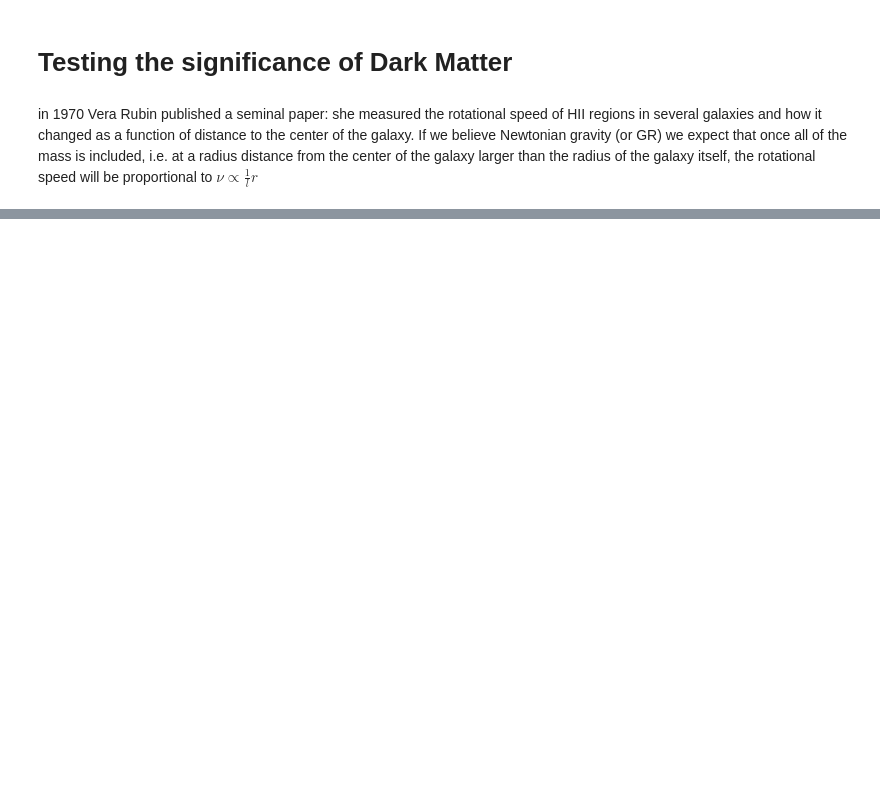
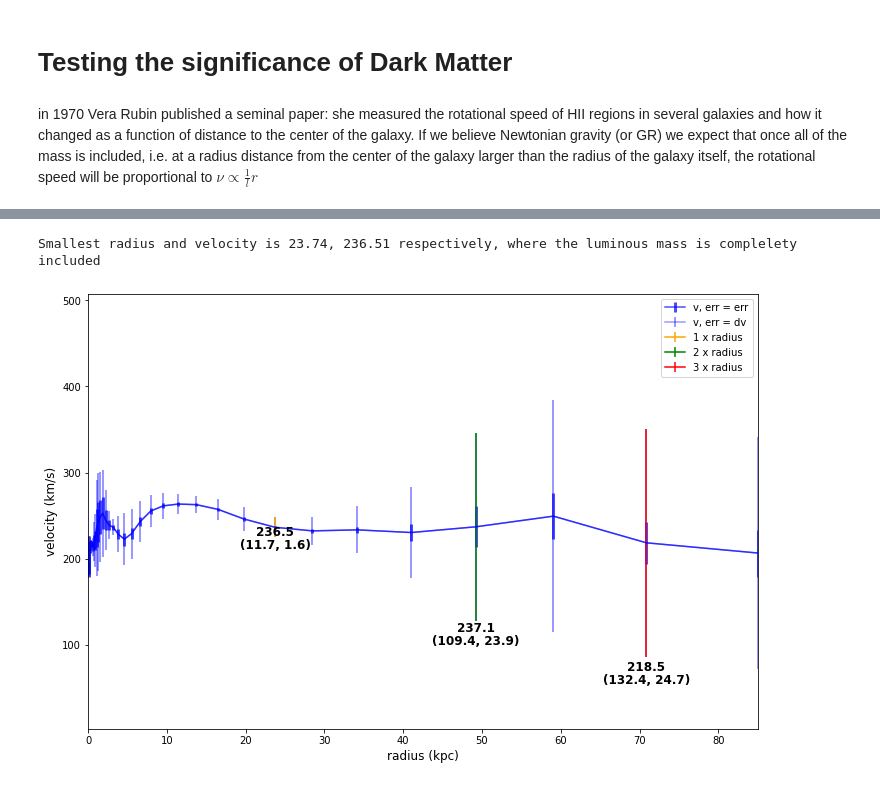
Before and after one commit to skumarudel/DSPS_SKumar, a Jupyter notebook: HW4/GalRotation.ipynb, the cells around one changed output, grey strips where cells are left out. Cells and saved outputs as stored; diff of their text form; code cells hidden in the pictures; blank space fills up the shorter version.

```diff
--- a/HW4/GalRotation.ipynb
+++ b/HW4/GalRotation.ipynb
@@ -15,0 +81,3 @@ in 1970 Vera Rubin published a seminal paper: she measured the rotational speed
+# %%
+m31 = pd.read_csv('https://raw.githubusercontent.com/skumarudel/DSPS_SKumar/master/HW4/m31.csv', comment='#', header=None, names=['r', 'v', 'dv', 'err'])
+m31.head()
@@ -15,0 +105,4 @@ in 1970 Vera Rubin published a seminal paper: she measured the rotational speed
+# %%
+m31angS = 3.167*u.deg #deg
+disM31 = 765*u.kpc #kpc
+disM31_err = 28*u.kpc #kpc
@@ -15,0 +139,41 @@ in 1970 Vera Rubin published a seminal paper: she measured the rotational speed
+# %%
+radVisS = ((disM31 * m31angS.to(u.rad)).value)/2
+SmallerstRad = m31[m31.r >= radVisS].iloc[0]
+print("Smallest radius and velocity is {:.2f}, {:.2f} respectively, where the luminous mass is complelety included".format(SmallerstRad.r, SmallerstRad.v))
+# %% [output]
+Smallest radius and velocity is 23.74, 236.51 respectively, where the luminous mass is complelety included
+# %%
+def smallest_radius(data, N, sizelum):
+  '''
+  This function takes data as dataframe
+  N as integer, which defines the number of time the size of luminous radius
+  sizelum, this defines the physical size (diameter) of luminous part of galaxy
+  '''
+  radlum = sizelum.value / 2.  # radius of luminous mass
+  Radius = data[data.r >= N*radlum].iloc[0]
+  return Radius
+# %%
+def plot_GalRot(data, N, sizelum, ax=None):
+  if ax == None:
+    fig,ax = plt.subplots(figsize=(12,8))
+  else:
+    ax = ax
+
+  ax.errorbar(x=m31.r, y=m31.v, yerr=m31.err, color='blue', alpha=0.7, elinewidth=3, label='v, err = err')
+  ax.errorbar(x=m31.r, y=m31.v, yerr=m31.dv, color='blue', alpha=0.4, elinewidth=2, label='v, err = dv')
+  color=['orange', 'green', 'red', 'magenta', 'yellow']
+  for i in range(0,int(N)):
+    SR = smallest_radius(data,i+1,sizelum)
+  #print(SR)
+    ax.errorbar(SR.r, SR.v, SR.dv, color=color[i], label='{} x radius'.format(i+1))
+    ax.text(x=SR.r, y=SR.v-1.15*SR.dv, s = "{:.1f}".format(SR.v), ha='center', va='bottom', weight='bold', fontsize=12)
+    ax.text(x=SR.r, y=SR.v-1.15*SR.dv, s = "({:.1f}, {:.1f})".format(SR.dv, SR.err), ha='center', va='top', weight='bold',fontsize=12)
+
+  ax.set_xlim(0,85)
+  ax.set_xlabel('radius (kpc)', fontsize=12)
+  ax.set_ylabel('velocity (km/s)', fontsize=12)
+  ax.legend();
+# %%
+plot_GalRot(data=m31,N=3,sizelum=disM31 * m31angS.to(u.rad))
+# %% [output]
+[figure, added]
```
Also changed, not shown: parts of 20 cells of this notebook.
